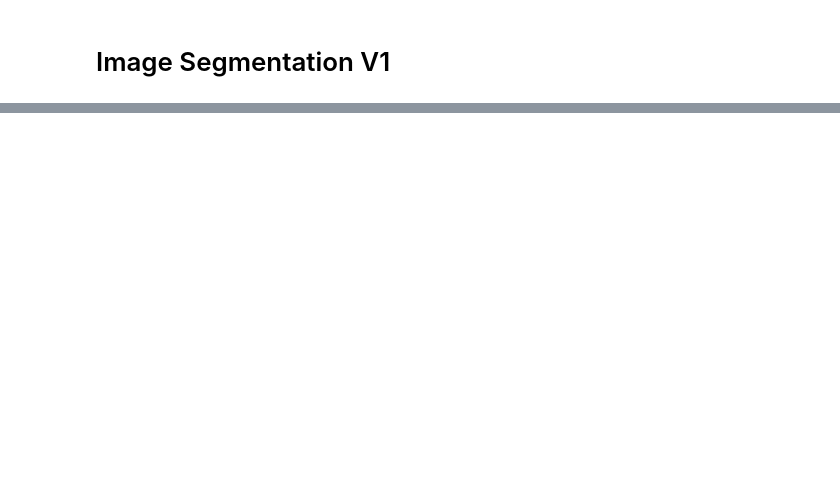
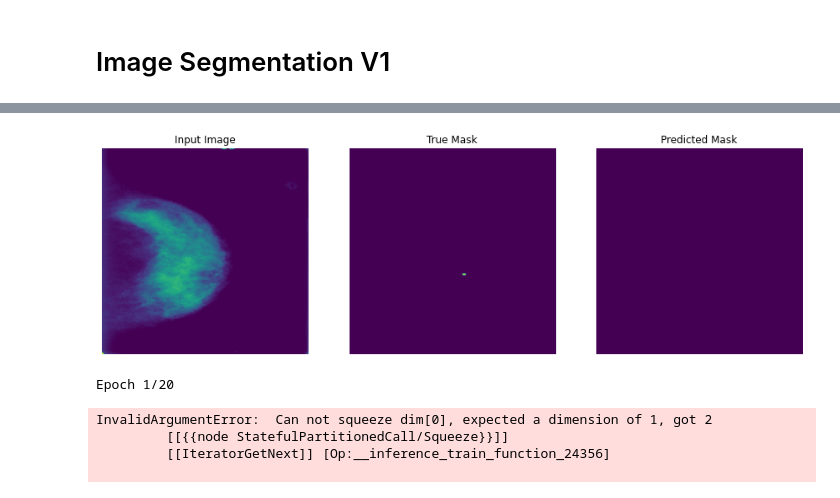
Before and after one commit to ryanhantruong/cbis-ddsm-classifier, a Jupyter notebook: Segmentation_v1.ipynb, the cells around one changed output, grey strips where cells are left out. Drawn from its saved outputs; the diff is of its cells as text; code cells hidden in the pictures; blank space fills up the shorter version.

```diff
--- a/Segmentation_v1.ipynb
+++ b/Segmentation_v1.ipynb
@@ -68,0 +206,18 @@ ds_train
+# %%
+def create_mask(pred_mask):
+    pred_mask = tf.argmax(pred_mask, axis=-1)
+    pred_mask = pred_mask[..., tf.newaxis]
+    return pred_mask[0]
+# %%
+def show_predictions(dataset=None, num=1):
+    if dataset:
+        for image, mask in dataset.take(num):
+            pred_mask = model.predict(image)
+            display([image[0], mask[0], create_mask(pred_mask)])
+    else:
+        display([sample_image, sample_mask,
+                 create_mask(model.predict(sample_image[tf.newaxis,...]))])
+# %%
+show_predictions()
+# %% [output]
+[figure, added]
@@ -68,0 +230,16 @@ ds_train
+# %%
+EPOCHS = 20
+VAL_SUBSPLITS = 5
+VALIDATION_STEPS = info.splits['test'].num_examples//BATCH_SIZE//VAL_SUBSPLITS
+
+model_history = model.fit(train_dataset, epochs=EPOCHS,
+                          steps_per_epoch=STEPS_PER_EPOCH,
+                          validation_steps=VALIDATION_STEPS,
+                          validation_data=test_dataset,
+                          callbacks=[DisplayCallback()])
+# %% [output]
+Epoch 1/20
+InvalidArgumentError:  Can not squeeze dim[0], expected a dimension of 1, got 2
+         [[{{node StatefulPartitionedCall/Squeeze}}]]
+         [[IteratorGetNext]] [Op:__inference_train_function_24356]
+
```
Also changed, not shown: parts of 25 cells of this notebook, 1 other file.
